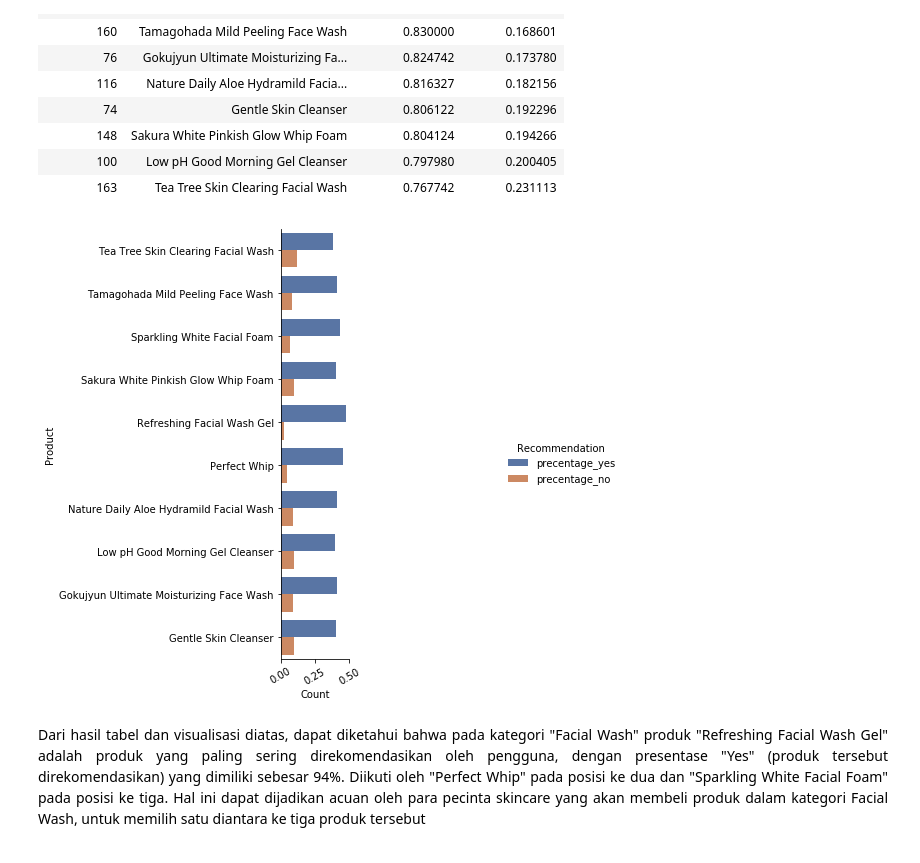
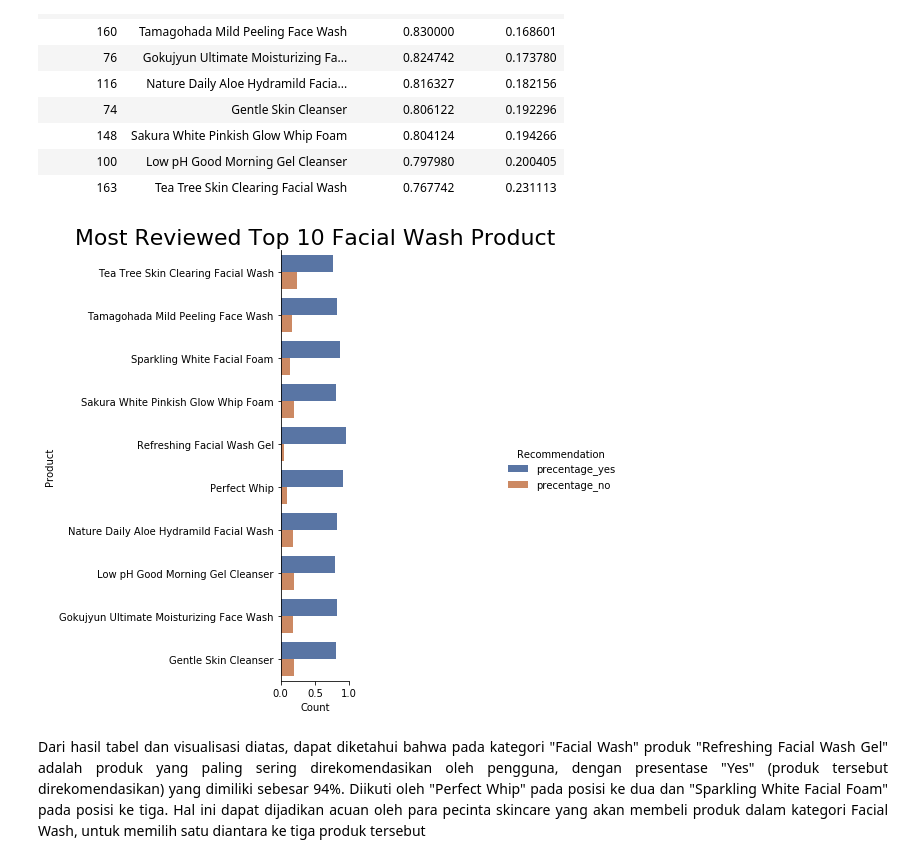
Before and after one commit to Litaa/scraping_and_analyzing_femaledaily_website, a Jupyter notebook: web_scraping_femaledaily.ipynb, the cells around one changed output. Saved outputs shown, nothing was run; the diff lists cells and outputs as text; code cells hidden in the pictures.

```diff
--- a/web_scraping_femaledaily.ipynb
+++ b/web_scraping_femaledaily.ipynb
@@ -59,7 +59,7 @@ for i in [0]:
     x = list_of_href[i][:-1]
     cat_name = list_of_category[i]
     prod_list = []
-    for page in range(1,2):
+    for page in range(1,11):
         source = requests.get(x+str(page))
         data = BeautifulSoup(source.content, 'html.parser')
         body = data.find('body')
@@ -111,9 +111,9 @@ for i in tqdm(range(len(list_href_product))):
                         total_review += 1
                         #get the reviewer name
                         reviewer = rev.find("div",attrs = {"class":"profile-wrapper"})
-                        review_text = rev.find("p",attrs = {"class":"text-content"})
+                        #review_text = rev.find("p",attrs = {"class":"text-content"})
                         list_of_reviewer.append(reviewer.p.a.text)
-                        list_of_review.append(review_text.text)
+                        #list_of_review.append(review_text.text)
                         #get the reviewer recommendation
                         star_root = rev.find("span",attrs = {"class":"cardrv-starlist"})
                         recommends_root = rev.find_all("i",attrs = {"class":"icon-ic_thumbs_up"})
@@ -485,14 +499,15 @@ review_most = pd.melt(review_most,id_vars=['product'],var_name='metrics', value_
 # %%
 ax = sns.catplot(x='count', y='product', data=review_most, kind='bar', hue='metrics', palette="deep", legend_out=True)
 # title
 new_title = 'Recommendation'
 ax._legend.set_title(new_title)
 #ax.set_xticklabels(rotation=30)
 ax.fig.set_size_inches(15,7)
 ax = (ax.set_axis_labels("Count","Product").set(xlim=(0,1)))
+plt.title('Most Reviewed Top 10 Facial Wash Product', size=22)
 plt.show(ax)
 # %% [output]
-[figure, old version]
+[figure, new version]
 # %% [markdown]
 <div style="text-align:justify">Dari hasil tabel dan visualisasi diatas, dapat diketahui bahwa pada kategori "Facial Wash" produk "Refreshing Facial Wash Gel" adalah produk yang paling sering direkomendasikan oleh pengguna, dengan presentase "Yes" (produk tersebut direkomendasikan) yang dimiliki sebesar 94%. Diikuti oleh "Perfect Whip" pada posisi ke dua dan "Sparkling White Facial Foam" pada posisi ke tiga. Hal ini dapat dijadikan acuan oleh para pecinta skincare yang akan membeli produk dalam kategori Facial Wash, untuk memilih satu diantara ke tiga produk tersebut</div>
 # %% [markdown]
```
Also changed, not shown: parts of 9 cells of this notebook.
